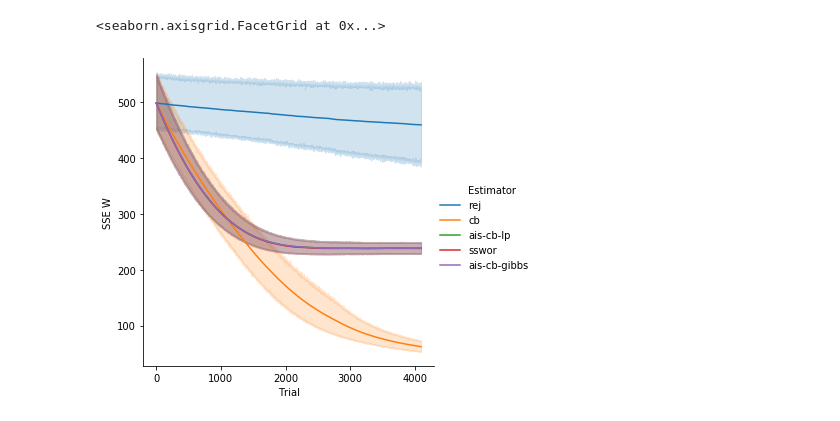
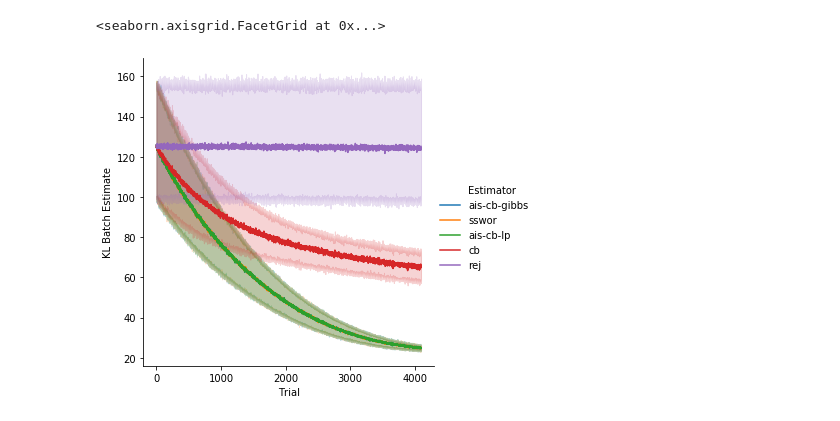
Before and after one commit to sdrobert/conditional-bernoulli, a Jupyter notebook: df_vis.ipynb, the cells around one changed output. Saved outputs shown, nothing was run; the diff lists cells and outputs as text; code cells hidden in the pictures.

```diff
--- a/df_vis.ipynb
+++ b/df_vis.ipynb
@@ -29,7 +30,7 @@ Index(['Seed', 'Total Number of Trials', 'Batch Size', 'x Sequence Length',
       dtype='object')
 # %%
-df_ = df[(df['p'] == 0.75) & (df['gamma'] == 0.0) & (df['Number of Monte Carlo Samples'] == 1)]
-sns.relplot(x='Trial', y='SSE W', hue='Estimator', data=df_, kind='line')
+df_ = df[(df['beta'] == 0.0) & (df['Number of Monte Carlo Samples'] == 1)]
+sns.lineplot(x='Trial', y='KL Batch Estimate', hue='Estimator', data=df_)
 # %% [output]
 <seaborn.axisgrid.FacetGrid at 0x...>
-[figure, old version]
+[figure, new version]
```
Also changed, not shown: parts of 6 cells of this notebook, 4 other files.
